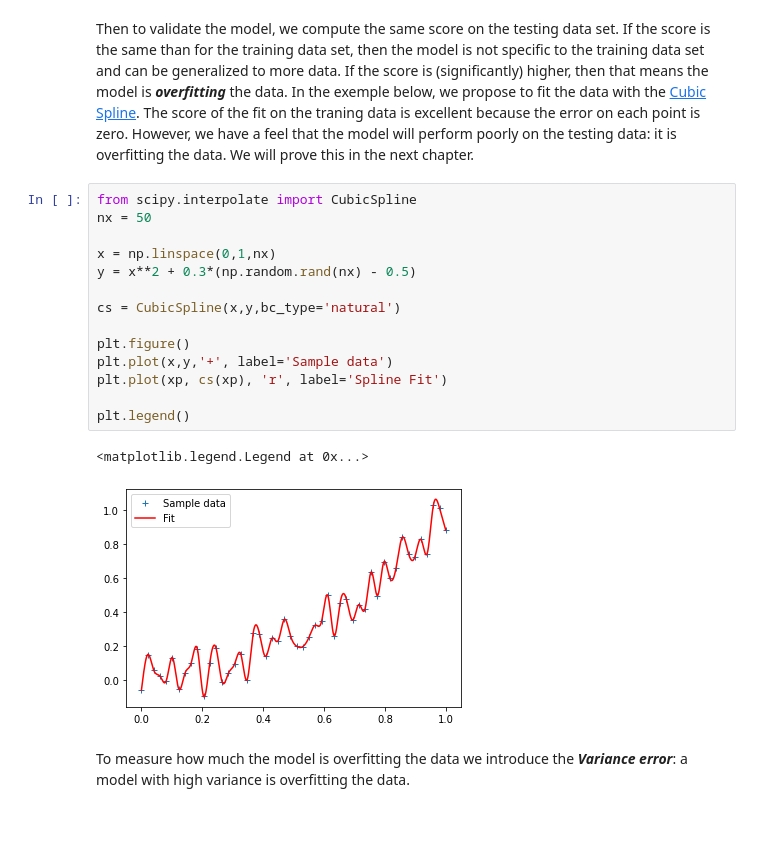
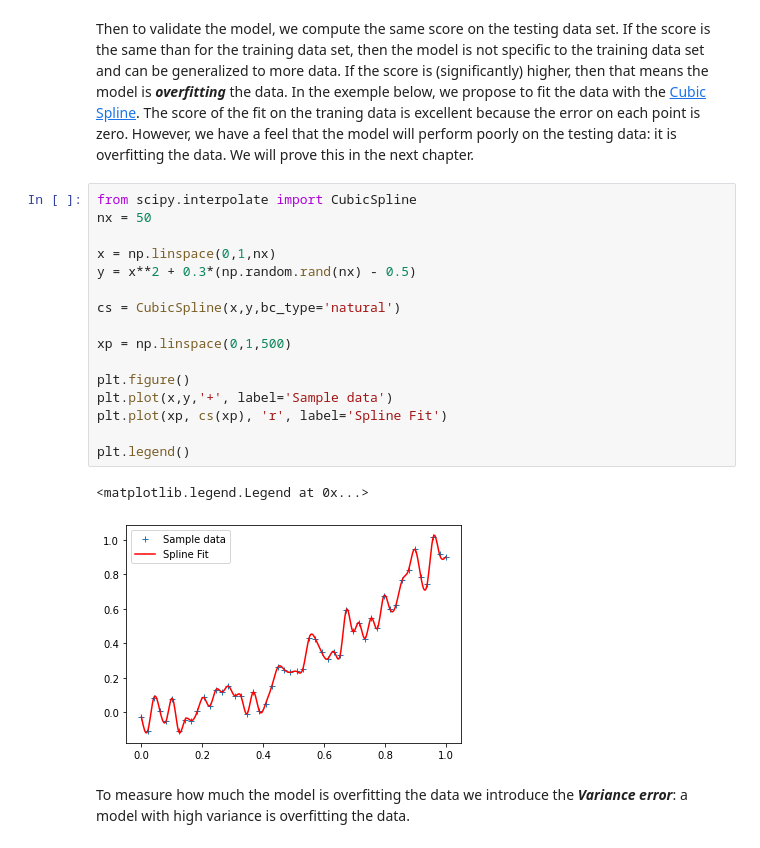
Before and after one commit to Pchambet/ml4climate, a Jupyter notebook: book/notebooks/1_introduction.ipynb, the cells around one changed output. Cells and saved outputs as stored; diff of their text form.

```diff
--- a/book/notebooks/1_introduction.ipynb
+++ b/book/notebooks/1_introduction.ipynb
@@ -164,20 +164,22 @@ Then to validate the model, we compute the same score on the testing data set. I
 # %%
 from scipy.interpolate import CubicSpline
 nx = 50
 
 x = np.linspace(0,1,nx)
 y = x**2 + 0.3*(np.random.rand(nx) - 0.5)
 
 cs = CubicSpline(x,y,bc_type='natural')
 
+xp = np.linspace(0,1,500)
+
 plt.figure()
 plt.plot(x,y,'+', label='Sample data')
 plt.plot(xp, cs(xp), 'r', label='Spline Fit')
 
 plt.legend()
 # %% [output]
 <matplotlib.legend.Legend at 0x...>
-[figure, old version]
+[figure, new version]
 # %% [markdown]
 To measure how much the model is overfitting the data we introduce the ***Variance error***: a model with high variance is overfitting the data.
 # %% [markdown]
```
Also changed, not shown: parts of 65 cells of this notebook, 1 other file.
